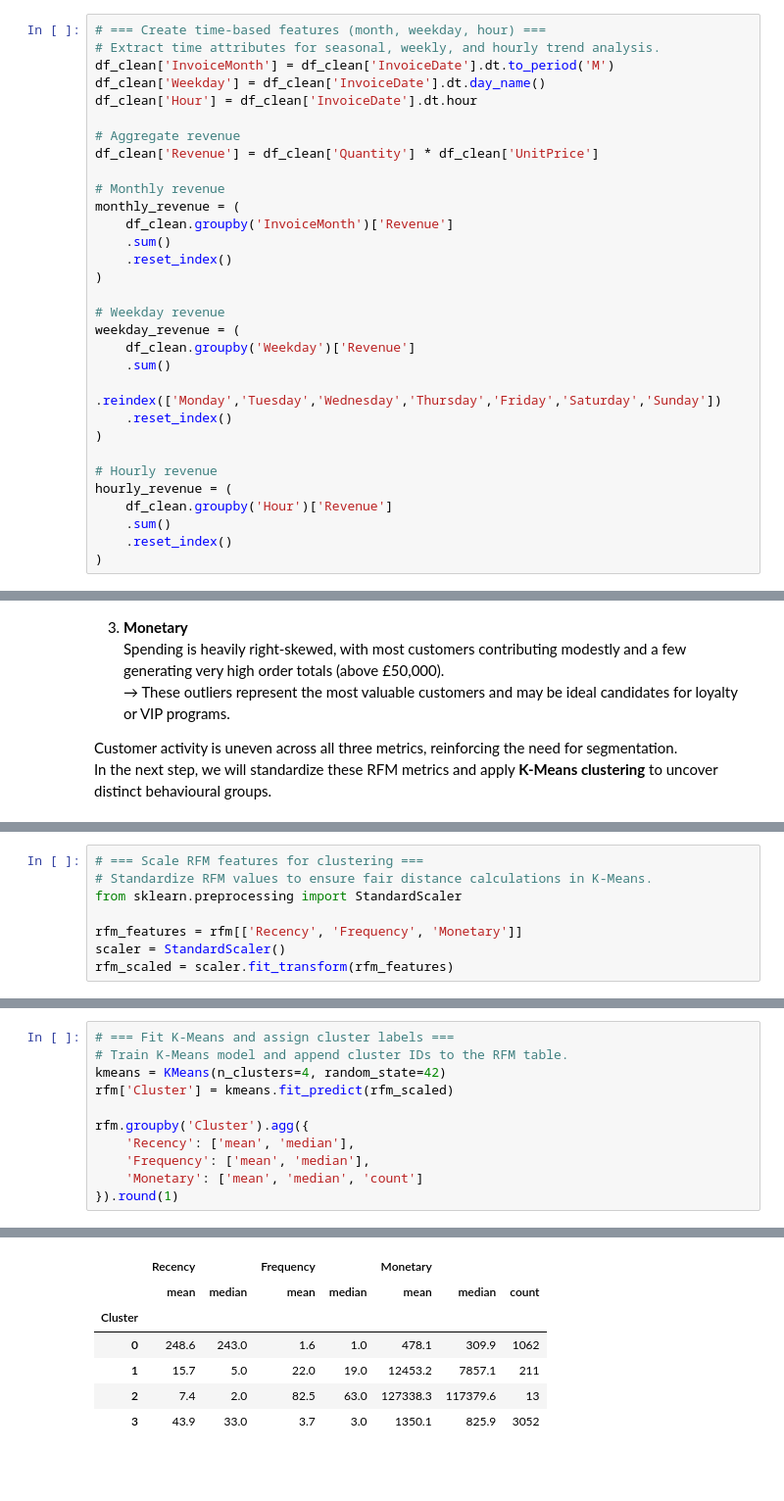
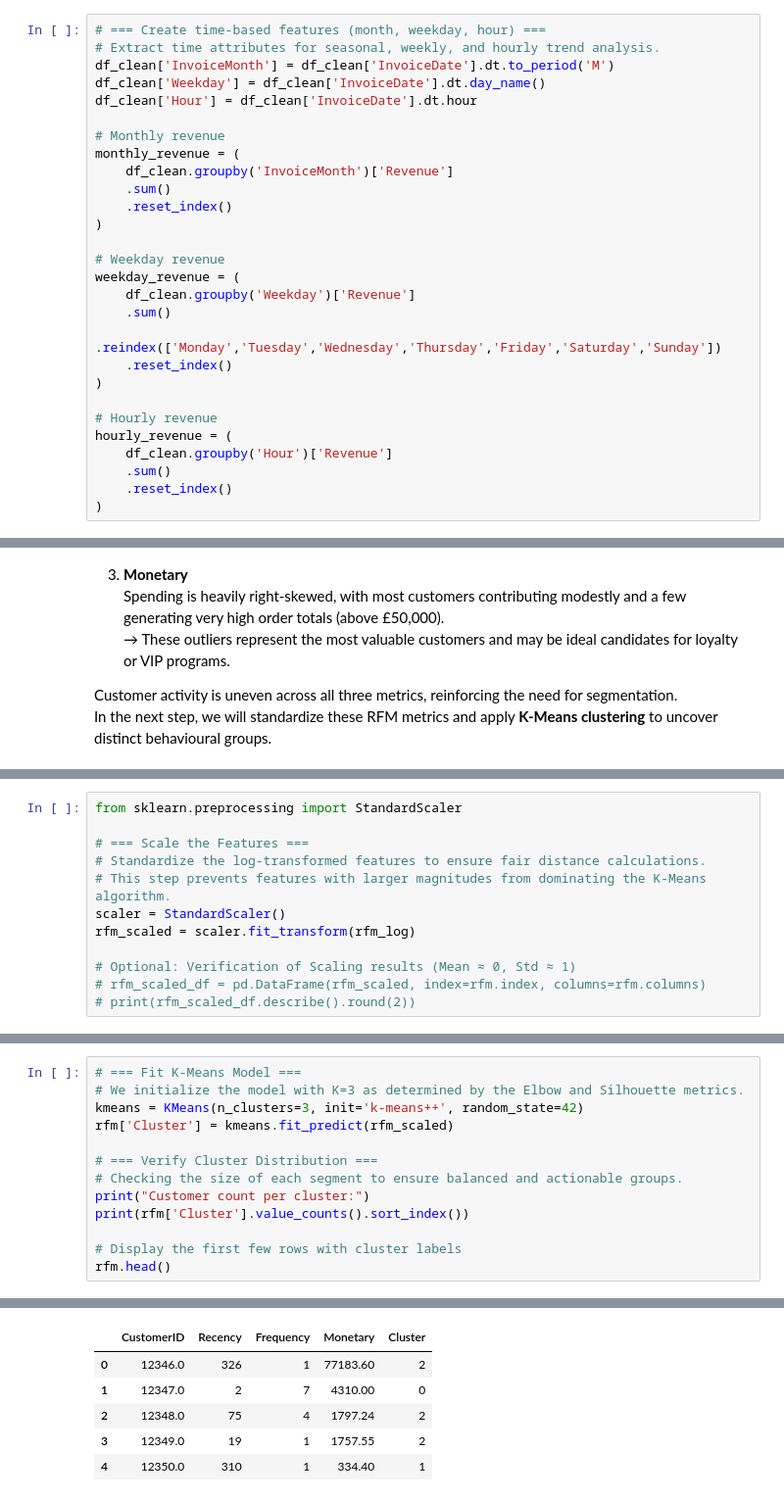
Before and after one commit to Hyeri-Jerrie-Kim/ecommerce-sales-analysis, a Jupyter notebook: notebooks/ecommerce_analysis.ipynb, the cells around one changed output, grey strips where cells are left out. Shown at 98% size. Cells and saved outputs as stored; diff of their text form; blank space fills up the shorter version.

```diff
--- a/notebooks/ecommerce_analysis.ipynb
+++ b/notebooks/ecommerce_analysis.ipynb
@@ -206,9 +216,6 @@ Time-based columns will help identify seasonality and daily purchasing patterns.
 df_clean['InvoiceMonth'] = df_clean['InvoiceDate'].dt.to_period('M')
 df_clean['Weekday'] = df_clean['InvoiceDate'].dt.day_name()
 df_clean['Hour'] = df_clean['InvoiceDate'].dt.hour
-
-# Aggregate revenue
-df_clean['Revenue'] = df_clean['Quantity'] * df_clean['UnitPrice']
 
 # Monthly revenue
 monthly_revenue = (
@@ -559,9 +657,13 @@ We scale the RFM variables to equalize their influence in clustering.
 # %%
-# === Scale RFM features for clustering ===
-# Standardize RFM values to ensure fair distance calculations in K-Means.
 from sklearn.preprocessing import StandardScaler
 
-rfm_features = rfm[['Recency', 'Frequency', 'Monetary']]
+# === Scale the Features ===
+# Standardize the log-transformed features to ensure fair distance calculations.
+# This step prevents features with larger magnitudes from dominating the K-Means algorithm.
 scaler = StandardScaler()
-rfm_scaled = scaler.fit_transform(rfm_features)
+rfm_scaled = scaler.fit_transform(rfm_log)
+
+# Optional: Verification of Scaling results (Mean ≈ 0, Std ≈ 1)
+# rfm_scaled_df = pd.DataFrame(rfm_scaled, index=rfm.index, columns=rfm.columns)
+# print(rfm_scaled_df.describe().round(2))
 # %% [markdown]
@@ -604,12 +722,14 @@ We fit the K-Means model using the selected number of clusters (k = 4) and appen
 # %%
-# === Fit K-Means and assign cluster labels ===
-# Train K-Means model and append cluster IDs to the RFM table.
-kmeans = KMeans(n_clusters=4, random_state=42)
+# === Fit K-Means Model ===
+# We initialize the model with K=3 as determined by the Elbow and Silhouette metrics.
+kmeans = KMeans(n_clusters=3, init='k-means++', random_state=42)
 rfm['Cluster'] = kmeans.fit_predict(rfm_scaled)
 
-rfm.groupby('Cluster').agg({
-    'Recency': ['mean', 'median'],
-    'Frequency': ['mean', 'median'],
-    'Monetary': ['mean', 'median', 'count']
-}).round(1)
+# === Verify Cluster Distribution ===
+# Checking the size of each segment to ensure balanced and actionable groups.
+print("Customer count per cluster:")
+print(rfm['Cluster'].value_counts().sort_index())
+
+# Display the first few rows with cluster labels
+rfm.head()
 # %% [output]
@@ -616,8 +742,7 @@ rfm.groupby('Cluster').agg({
-|  | Recency |  | Frequency |  | Monetary |  |  |
-|  | mean | median | mean | median | mean | median | count |
-| Cluster |  |  |  |  |  |  |  |
-| 0 | 248.6 | 243.0 | 1.6 | 1.0 | 478.1 | 309.9 | 1062 |
-| 1 | 15.7 | 5.0 | 22.0 | 19.0 | 12453.2 | 7857.1 | 211 |
-| 2 | 7.4 | 2.0 | 82.5 | 63.0 | 127338.3 | 117379.6 | 13 |
-| 3 | 43.9 | 33.0 | 3.7 | 3.0 | 1350.1 | 825.9 | 3052 |
+|  | CustomerID | Recency | Frequency | Monetary | Cluster |
+| 0 | 12346.0 | 326 | 1 | 77183.60 | 2 |
+| 1 | 12347.0 | 2 | 7 | 4310.00 | 0 |
+| 2 | 12348.0 | 75 | 4 | 1797.24 | 2 |
+| 3 | 12349.0 | 19 | 1 | 1757.55 | 2 |
+| 4 | 12350.0 | 310 | 1 | 334.40 | 1 |
 # %% [markdown]
```
Also changed, not shown: parts of 33 cells of this notebook, 1 other file.
